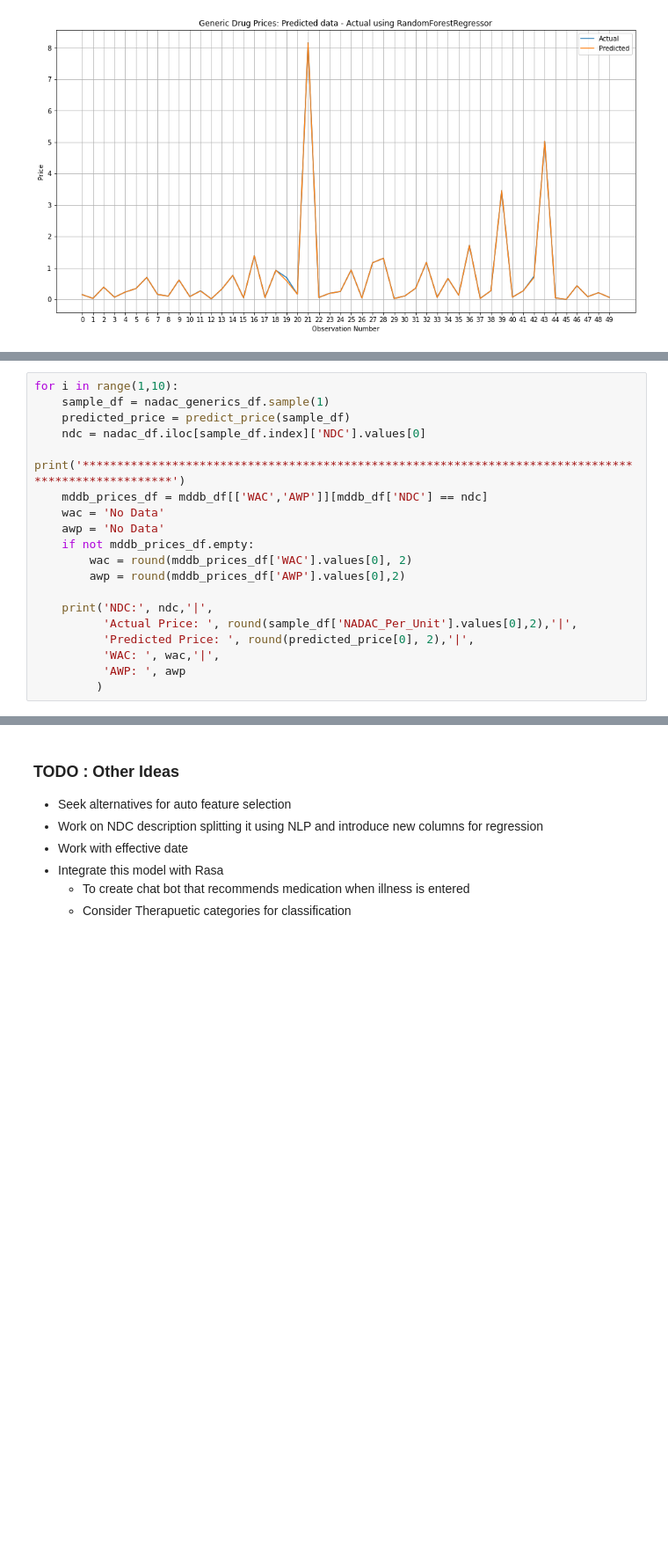
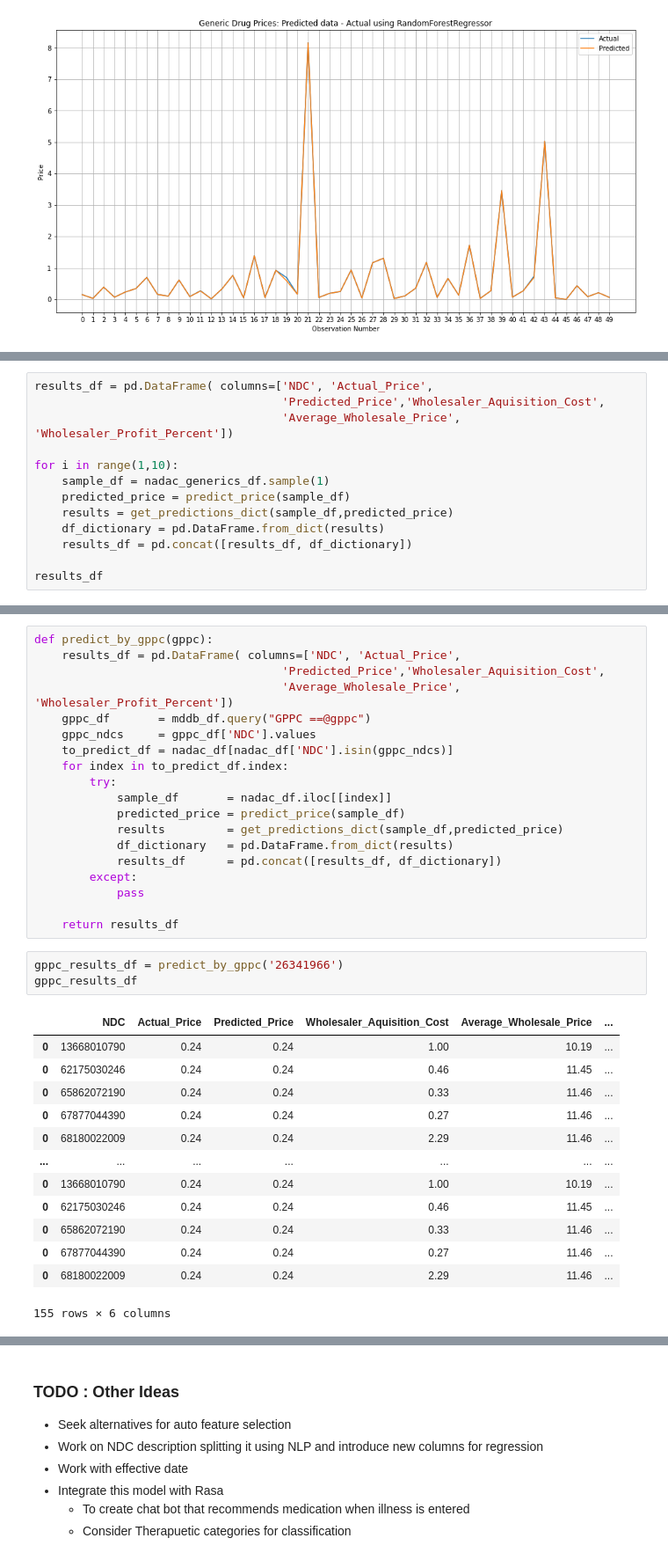
Before and after one commit to rajsandilya/Capstone, a Jupyter notebook: Capstone.ipynb, the cells around one changed output, grey strips where cells are left out. Shown at 88% size. Cells and saved outputs as stored; diff of their text form; blank space fills up the shorter version.

```diff
--- a/Capstone.ipynb
+++ b/Capstone.ipynb
@@ -383,20 +451,14 @@ def predict_price(nadac_df):
 # %%
+results_df = pd.DataFrame( columns=['NDC', 'Actual_Price',
+                                    'Predicted_Price','Wholesaler_Aquisition_Cost',
+                                    'Average_Wholesale_Price', 'Wholesaler_Profit_Percent'])
+
 for i in range(1,10):
     sample_df = nadac_generics_df.sample(1)
     predicted_price = predict_price(sample_df)
-    ndc = nadac_df.iloc[sample_df.index]['NDC'].values[0]
-    print('****************************************************************************************************')
-    mddb_prices_df = mddb_df[['WAC','AWP']][mddb_df['NDC'] == ndc]
-    wac = 'No Data'
-    awp = 'No Data'
-    if not mddb_prices_df.empty:
-        wac = round(mddb_prices_df['WAC'].values[0], 2)
-        awp = round(mddb_prices_df['AWP'].values[0],2)
+    results = get_predictions_dict(sample_df,predicted_price)
+    df_dictionary = pd.DataFrame.from_dict(results)
+    results_df = pd.concat([results_df, df_dictionary])
 
-    print('NDC:', ndc,'|',
-          'Actual Price: ', round(sample_df['NADAC_Per_Unit'].values[0],2),'|',
-          'Predicted Price: ', round(predicted_price[0], 2),'|',
-          'WAC: ', wac,'|',
-          'AWP: ', awp
-         )
+results_df
 # %% [output]
@@ -420,0 +475,36 @@ NDC: 904700404 | Actual Price:  0.1 | Predicted Price:  0.1 | WAC:  2.13 | AWP:
+# %%
+def predict_by_gppc(gppc):
+    results_df = pd.DataFrame( columns=['NDC', 'Actual_Price',
+                                    'Predicted_Price','Wholesaler_Aquisition_Cost',
+                                    'Average_Wholesale_Price', 'Wholesaler_Profit_Percent'])
+    gppc_df       = mddb_df.query("GPPC ==@gppc")
+    gppc_ndcs     = gppc_df['NDC'].values
+    to_predict_df = nadac_df[nadac_df['NDC'].isin(gppc_ndcs)]
+    for index in to_predict_df.index:
+        try:
+            sample_df       = nadac_df.iloc[[index]]
+            predicted_price = predict_price(sample_df)
+            results         = get_predictions_dict(sample_df,predicted_price)
+            df_dictionary   = pd.DataFrame.from_dict(results)
+            results_df      = pd.concat([results_df, df_dictionary])
+        except:
+            pass
+
+    return results_df
+# %%
+gppc_results_df = predict_by_gppc('26341966')
+gppc_results_df
+# %% [output]
+|  | NDC | Actual_Price | Predicted_Price | Wholesaler_Aquisition_Cost | Average_Wholesale_Price | ... |
+| 0 | 13668010790 | 0.24 | 0.24 | 1.00 | 10.19 | ... |
+| 0 | 62175030246 | 0.24 | 0.24 | 0.46 | 11.45 | ... |
+| 0 | 65862072190 | 0.24 | 0.24 | 0.33 | 11.46 | ... |
+| 0 | 67877044390 | 0.24 | 0.24 | 0.27 | 11.46 | ... |
+| 0 | 68180022009 | 0.24 | 0.24 | 2.29 | 11.46 | ... |
+| ... | ... | ... | ... | ... | ... | ... |
+| 0 | 13668010790 | 0.24 | 0.24 | 1.00 | 10.19 | ... |
+| 0 | 62175030246 | 0.24 | 0.24 | 0.46 | 11.45 | ... |
+| 0 | 65862072190 | 0.24 | 0.24 | 0.33 | 11.46 | ... |
+| 0 | 67877044390 | 0.24 | 0.24 | 0.27 | 11.46 | ... |
+| 0 | 68180022009 | 0.24 | 0.24 | 2.29 | 11.46 | ... |
+155 rows × 6 columns
```
Also changed, not shown: parts of 25 cells of this notebook.
